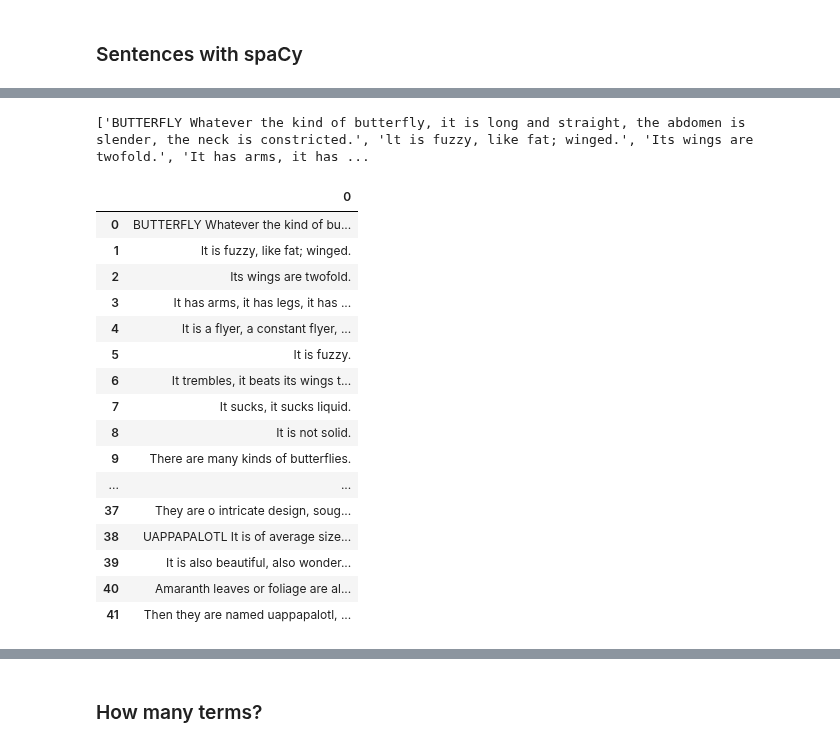
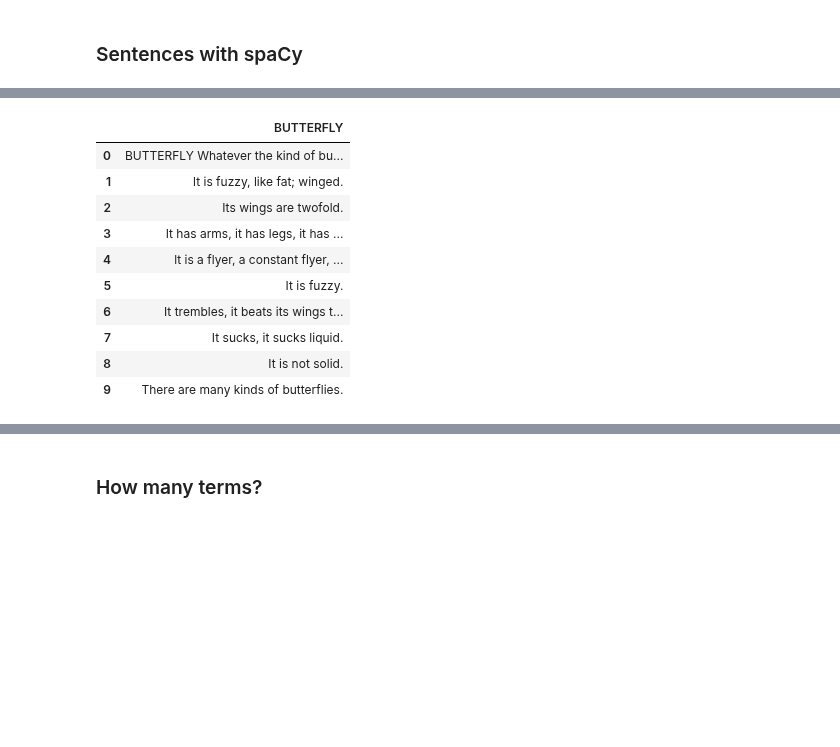
Before and after one commit to grasshoff/philhistcomp, a Jupyter notebook: projects/aztec_classification_of_butterflies/MexicaButterflies.ipynb, the cells around one changed output, grey strips where cells are left out. Cells and saved outputs as stored; diff of their text form; code cells hidden in the pictures; blank space fills up the shorter version.

```diff
--- a/projects/aztec_classification_of_butterflies/MexicaButterflies.ipynb
+++ b/projects/aztec_classification_of_butterflies/MexicaButterflies.ipynb
@@ -43,14 +36,12 @@ sentences
 # %%
 # Get rid of newlines
 sentences = [item.replace('\n', " ") for item in sentences]
-print (sentences)
-# %% [output]
-['BUTTERFLY Whatever the kind of butterfly, it is long and straight, the abdomen is slender, the neck is constricted.', 'lt is fuzzy, like fat; winged.', 'Its wings are twofold.', 'It has arms, it has ...
 # %%
 df = pd.DataFrame(sentences)
-df
+df.columns = ['BUTTERFLY']
+df[:10]
 # %% [output]
-|  | 0 |
+|  | BUTTERFLY |
 | 0 | BUTTERFLY Whatever the kind of bu... |
 | 1 | lt is fuzzy, like fat; winged. |
 | 2 | Its wings are twofold. |
@@ -61,12 +52,6 @@ df
 | 7 | It sucks, it sucks liquid. |
 | 8 | It is not solid. |
 | 9 | There are many kinds of butterflies. |
-| ... | ... |
-| 37 | They are o intricate design, soug... |
-| 38 | UAPPAPALOTL It is of average size... |
-| 39 | It is also beautiful, also wonder... |
-| 40 | Amaranth leaves or foliage are al... |
-| 41 | Then they are named uappapalotl, ... |
 # %%
 nlp = spacy.load('en_core_web_sm')
 # %%
```
Also changed, not shown: parts of 2 cells of this notebook, 1 other file.
